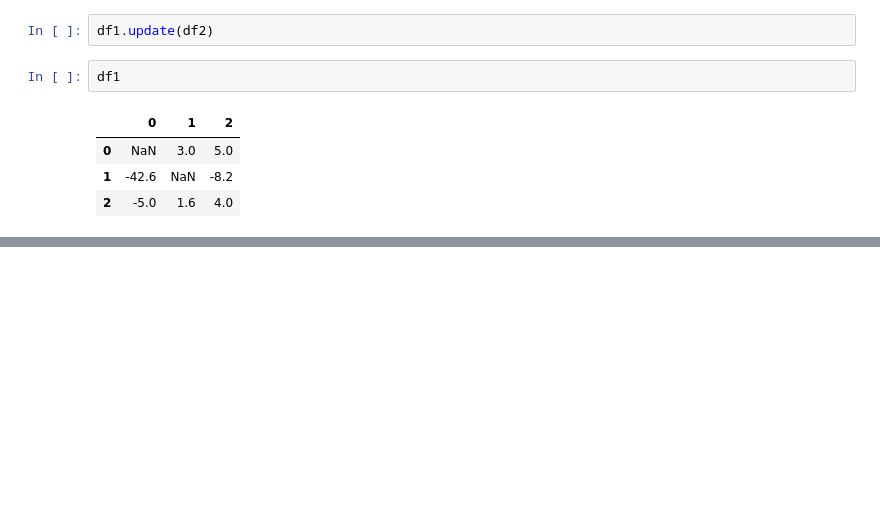
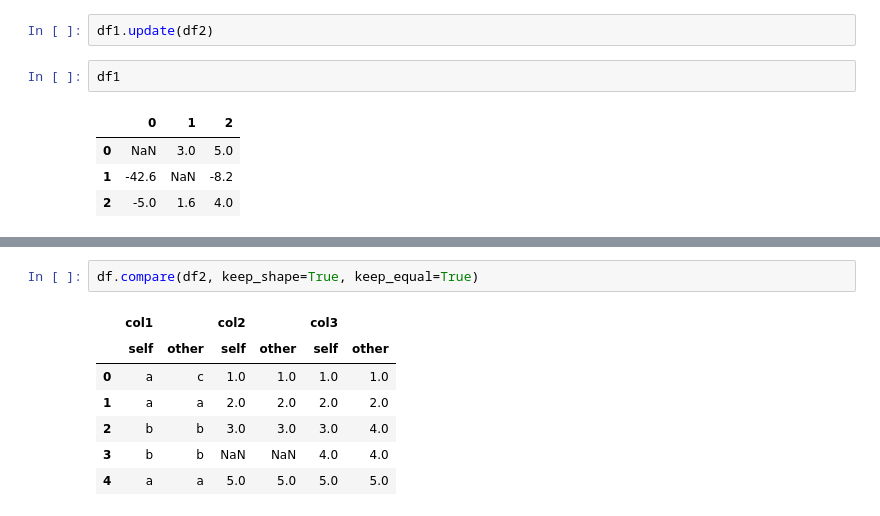
Before and after one commit to Miguel-T24/Pandas-and-Numpy-Concepts, a Jupyter notebook: Pandas/concepts/concatenating.ipynb, the cells around one changed output, grey strips where cells are left out. Cells and saved outputs as stored; diff of their text form; blank space fills up the shorter version.

```diff
--- a/Pandas/concepts/concatenating.ipynb
+++ b/Pandas/concepts/concatenating.ipynb
@@ -1075,0 +1260,10 @@ df1
+# %%
+df.compare(df2, keep_shape=True, keep_equal=True)
+# %% [output]
+|  | col1 |  | col2 |  | col3 |  |
+|  | self | other | self | other | self | other |
+| 0 | a | c | 1.0 | 1.0 | 1.0 | 1.0 |
+| 1 | a | a | 2.0 | 2.0 | 2.0 | 2.0 |
+| 2 | b | b | 3.0 | 3.0 | 3.0 | 4.0 |
+| 3 | b | b | NaN | NaN | 4.0 | 4.0 |
+| 4 | a | a | 5.0 | 5.0 | 5.0 | 5.0 |
```
Also changed, not shown: parts of 16 cells of this notebook.
